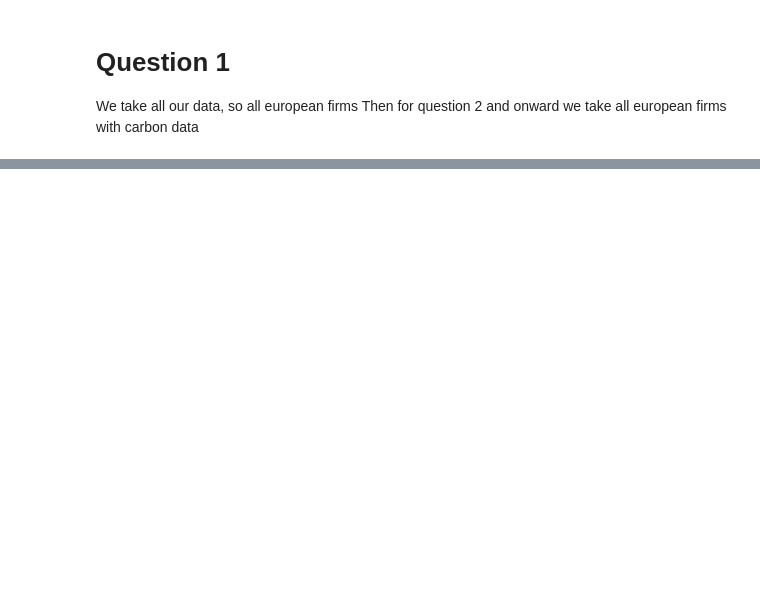
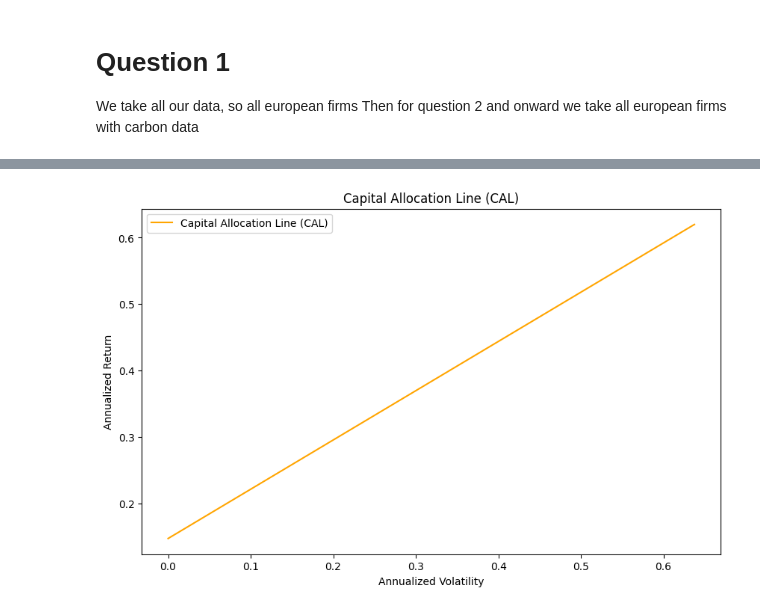
Before and after one commit to baertsch/FIN-429, a Jupyter notebook: Homework1.ipynb, the cells around one changed output, grey strips where cells are left out. Saved outputs shown, nothing was run; the diff lists cells and outputs as text; code cells hidden in the pictures; blank space fills up the shorter version.

```diff
--- a/Homework1.ipynb
+++ b/Homework1.ipynb
@@ -148,0 +725,20 @@ plt.show()
+# %%
+## Constructing the MRP
+
+def max_return_portfolio(expected_returns, cov_matrix):
+    num_assets = len(expected_returns)
+    init_guess = np.ones(num_assets) / num_assets  # Equal weights initial guess
+    bounds = [(0, 1)] * num_assets  # No short selling constraint
+    constraints = ({'type': 'eq', 'fun': lambda x: np.sum(x) - 1})  # Sum of weights = 1
+
+    # Objective function: Negative expected return (since we minimize in scipy)
+    def negative_portfolio_return(weights):
+        return -np.dot(weights, expected_returns)
+
+    result = sco.minimize(negative_portfolio_return, init_guess, method="SLSQP", bounds=bounds, constraints=constraints)
+    return result.x  # Optimal weights
+
+
+max_ret_weights = max_return_portfolio(expected_returns, cov_matrix)
+max_ret_return = np.dot(max_ret_weights, expected_returns)
+max_ret_volatility = np.sqrt(max_ret_weights.T @ cov_matrix @ max_ret_weights)
@@ -148,0 +873,6 @@ plt.show()
+# %%
+# Compute the Sharpe ratio for each portfolio
+portfolios_df['Sharpe Ratio'] = (portfolios_df['Annualized Return'] - avg_rf_rate) / portfolios_df['Annualized Volatility']
+
+# Display the updated DataFrame
+portfolios_df
@@ -148,0 +897,21 @@ plt.show()
+# %%
+## constructing the Capital Alloccation Line
+# Calculate the Sharpe ratio for the portfolio with the highest Sharpe ratio
+max_sharpe_ratio = portfolios_df['Sharpe Ratio'].max()
+
+# Define a range of standard deviations for the CAL
+std_dev_range = np.linspace(0, portfolios_df['Annualized Volatility'].max() * 1.5, 100)
+
+# Calculate the expected returns for the CAL
+cal_returns = avg_rf_rate + max_sharpe_ratio * std_dev_range
+
+# Plot the CAL
+plt.figure(figsize=(10, 6))
+plt.plot(std_dev_range, cal_returns, label='Capital Allocation Line (CAL)', color='orange')
+plt.xlabel('Annualized Volatility')
+plt.ylabel('Annualized Return')
+plt.title('Capital Allocation Line (CAL)')
+plt.legend()
+plt.show()
+# %% [output]
+[figure, added]
```
Also changed, not shown: parts of 101 cells of this notebook.
